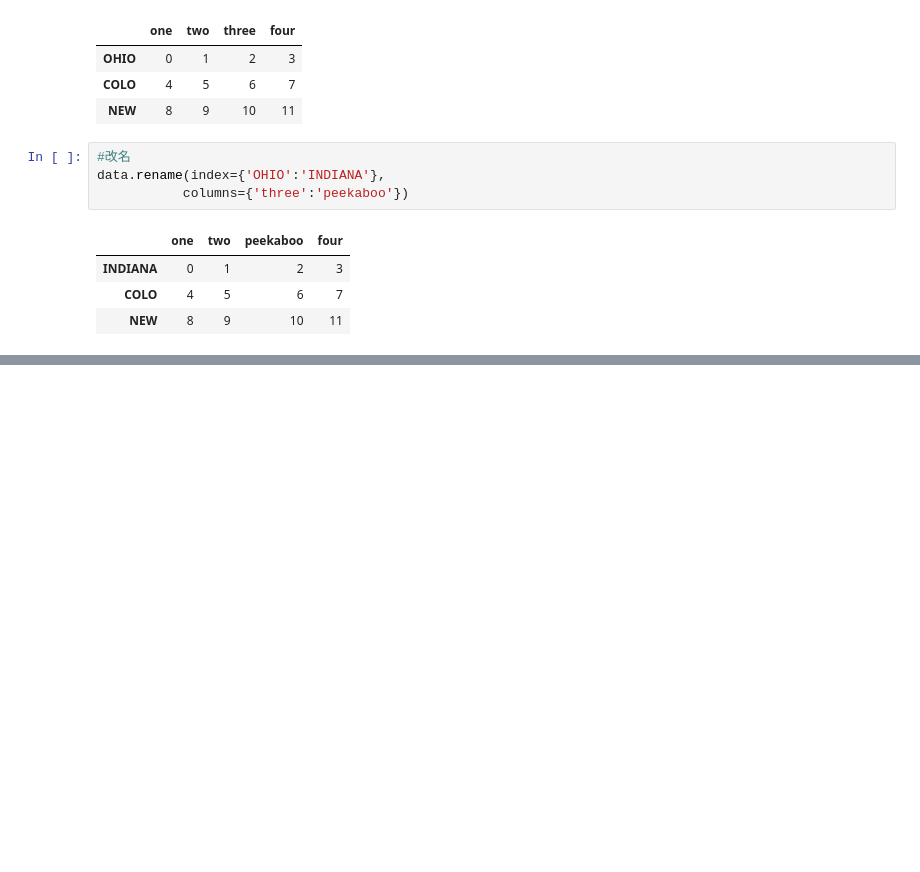
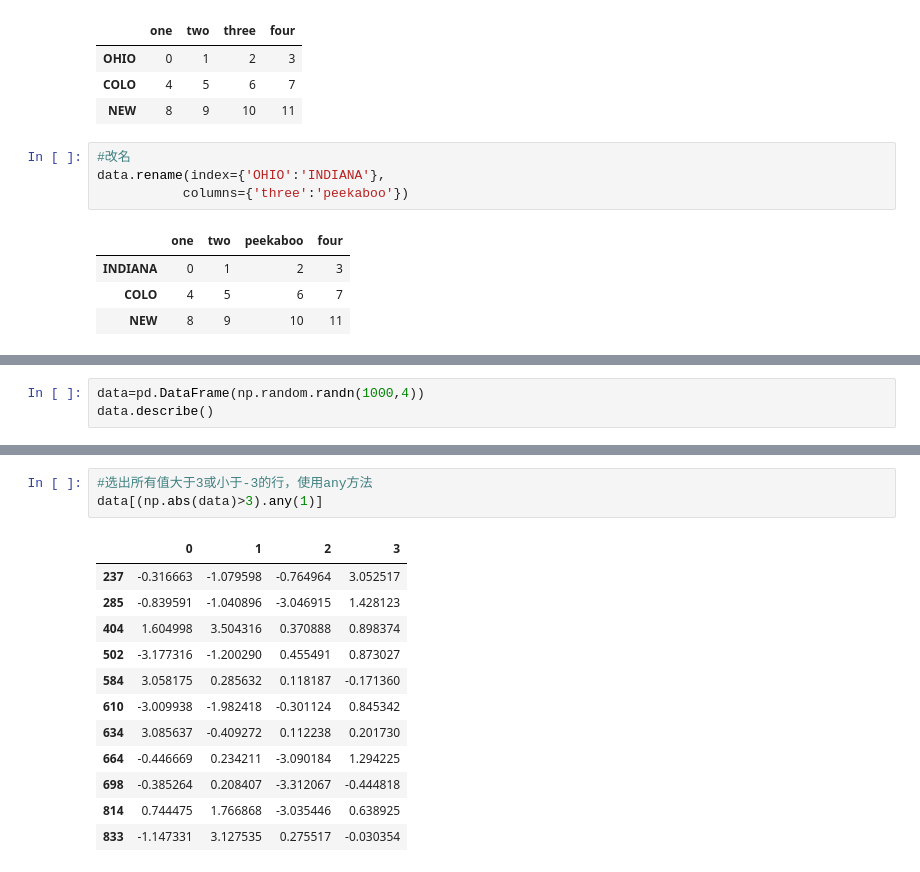
Before and after one commit to wang-hui21/GitTest, a Jupyter notebook: 数据清洗与准备.ipynb, the cells around one changed output, grey strips where cells are left out. Saved outputs shown, nothing was run; the diff lists cells and outputs as text; blank space fills up the shorter version.

```diff
--- a/数据清洗与准备.ipynb
+++ b/数据清洗与准备.ipynb
@@ -251,0 +331,3 @@ data.rename(index={'OHIO':'INDIANA'},
+# %%
+data=pd.DataFrame(np.random.randn(1000,4))
+data.describe()
@@ -251,0 +354,16 @@ data.rename(index={'OHIO':'INDIANA'},
+# %%
+#选出所有值大于3或小于-3的行，使用any方法
+data[(np.abs(data)>3).any(1)]
+# %% [output]
+|  | 0 | 1 | 2 | 3 |
+| 237 | -0.316663 | -1.079598 | -0.764964 | 3.052517 |
+| 285 | -0.839591 | -1.040896 | -3.046915 | 1.428123 |
+| 404 | 1.604998 | 3.504316 | 0.370888 | 0.898374 |
+| 502 | -3.177316 | -1.200290 | 0.455491 | 0.873027 |
+| 584 | 3.058175 | 0.285632 | 0.118187 | -0.171360 |
+| 610 | -3.009938 | -1.982418 | -0.301124 | 0.845342 |
+| 634 | 3.085637 | -0.409272 | 0.112238 | 0.201730 |
+| 664 | -0.446669 | 0.234211 | -3.090184 | 1.294225 |
+| 698 | -0.385264 | 0.208407 | -3.312067 | -0.444818 |
+| 814 | 0.744475 | 1.766868 | -3.035446 | 0.638925 |
+| 833 | -1.147331 | 3.127535 | 0.275517 | -0.030354 |
```
Also changed, not shown: parts of 28 cells of this notebook.
